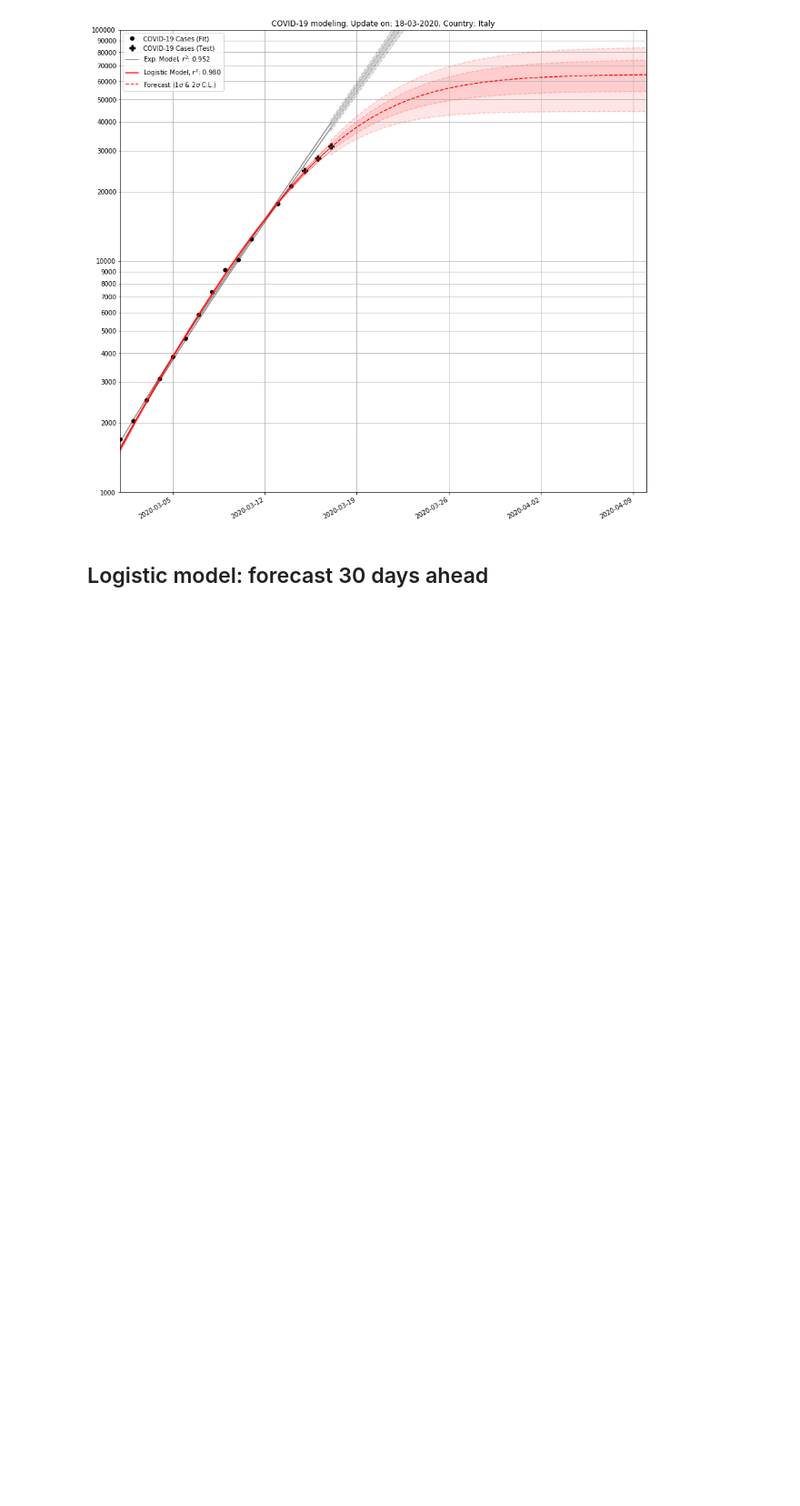
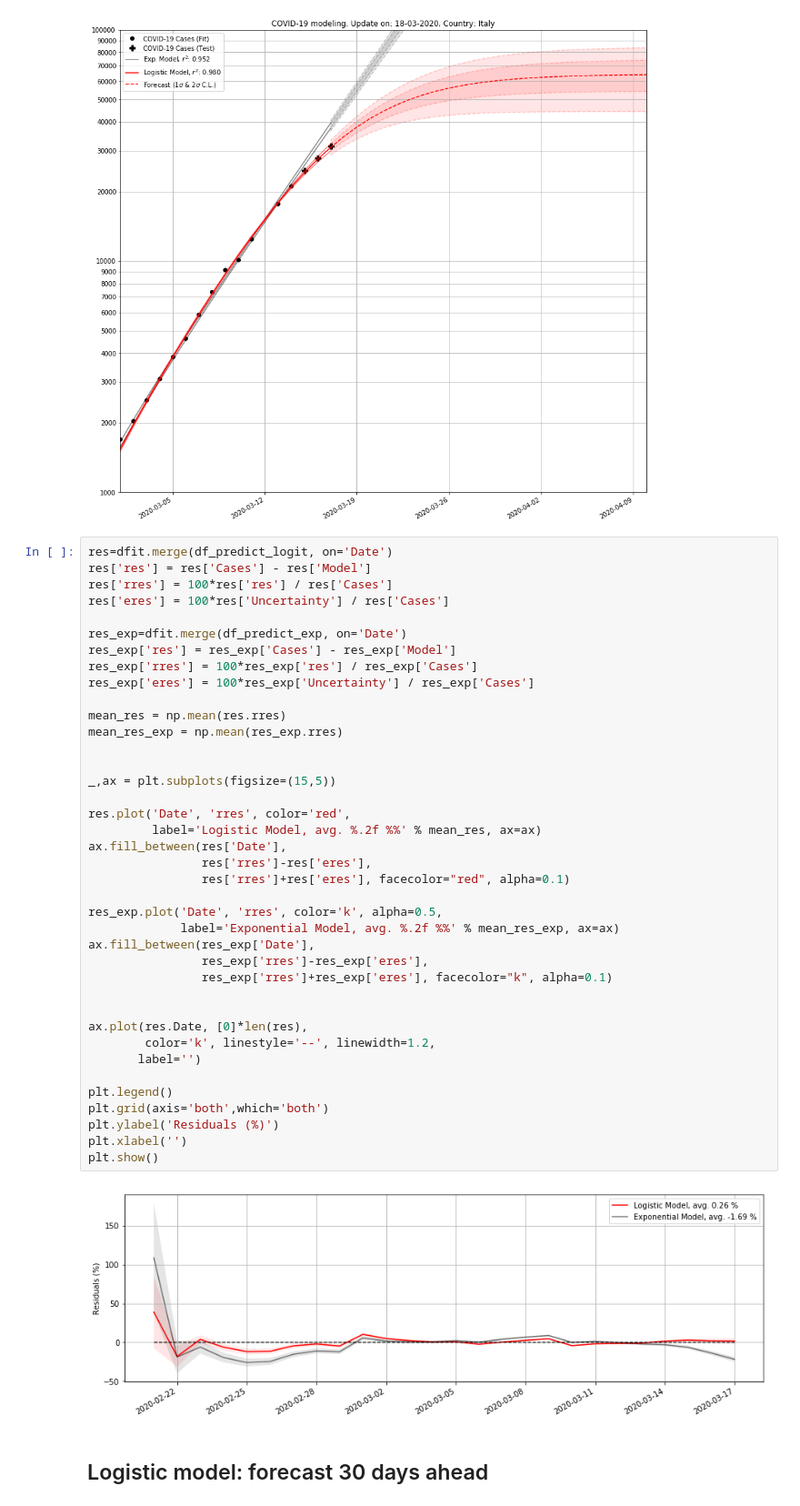
Before and after one commit to remotain/COVID-19, a Jupyter notebook: model_growth.ipynb, the cells around one changed output. Shown: that part at 91% size. Drawn from its saved outputs; the diff is of its cells as text; blank space fills up the shorter version.

Commit message:
Add residuals plot

```diff
--- a/model_growth.ipynb
+++ b/model_growth.ipynb
@@ -250,6 +250,47 @@ ax.set_ylim([1000, 100000])
 plt.show()
 # %% [output]
 [figure]
+# %%
+res=dfit.merge(df_predict_logit, on='Date')
+res['res'] = res['Cases'] - res['Model']
+res['rres'] = 100*res['res'] / res['Cases']
+res['eres'] = 100*res['Uncertainty'] / res['Cases']
+
+res_exp=dfit.merge(df_predict_exp, on='Date')
+res_exp['res'] = res_exp['Cases'] - res_exp['Model']
+res_exp['rres'] = 100*res_exp['res'] / res_exp['Cases']
+res_exp['eres'] = 100*res_exp['Uncertainty'] / res_exp['Cases']
+
+mean_res = np.mean(res.rres)
+mean_res_exp = np.mean(res_exp.rres)
+
+
+_,ax = plt.subplots(figsize=(15,5))
+
+res.plot('Date', 'rres', color='red',
+         label='Logistic Model, avg. %.2f %%' % mean_res, ax=ax)
+ax.fill_between(res['Date'],
+                res['rres']-res['eres'],
+                res['rres']+res['eres'], facecolor="red", alpha=0.1)
+
+res_exp.plot('Date', 'rres', color='k', alpha=0.5,
+             label='Exponential Model, avg. %.2f %%' % mean_res_exp, ax=ax)
+ax.fill_between(res_exp['Date'],
+                res_exp['rres']-res_exp['eres'],
+                res_exp['rres']+res_exp['eres'], facecolor="k", alpha=0.1)
+
+
+ax.plot(res.Date, [0]*len(res),
+        color='k', linestyle='--', linewidth=1.2,
+       label='')
+
+plt.legend()
+plt.grid(axis='both',which='both')
+plt.ylabel('Residuals (%)')
+plt.xlabel('')
+plt.show()
+# %% [output]
+[figure, added]
 # %% [markdown]
 ## Logistic model: forecast 30 days ahead
 # %%
```
Also changed, not shown: parts of 1 cell of this notebook.
